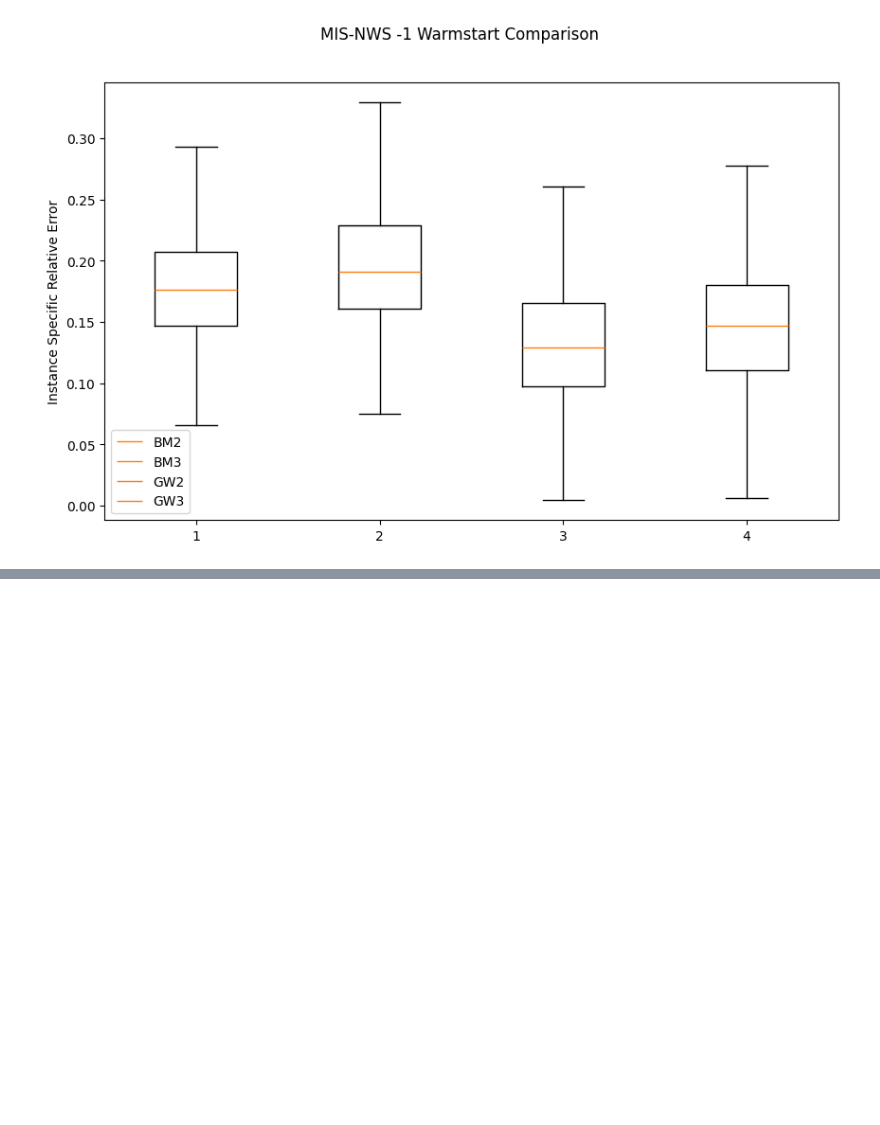
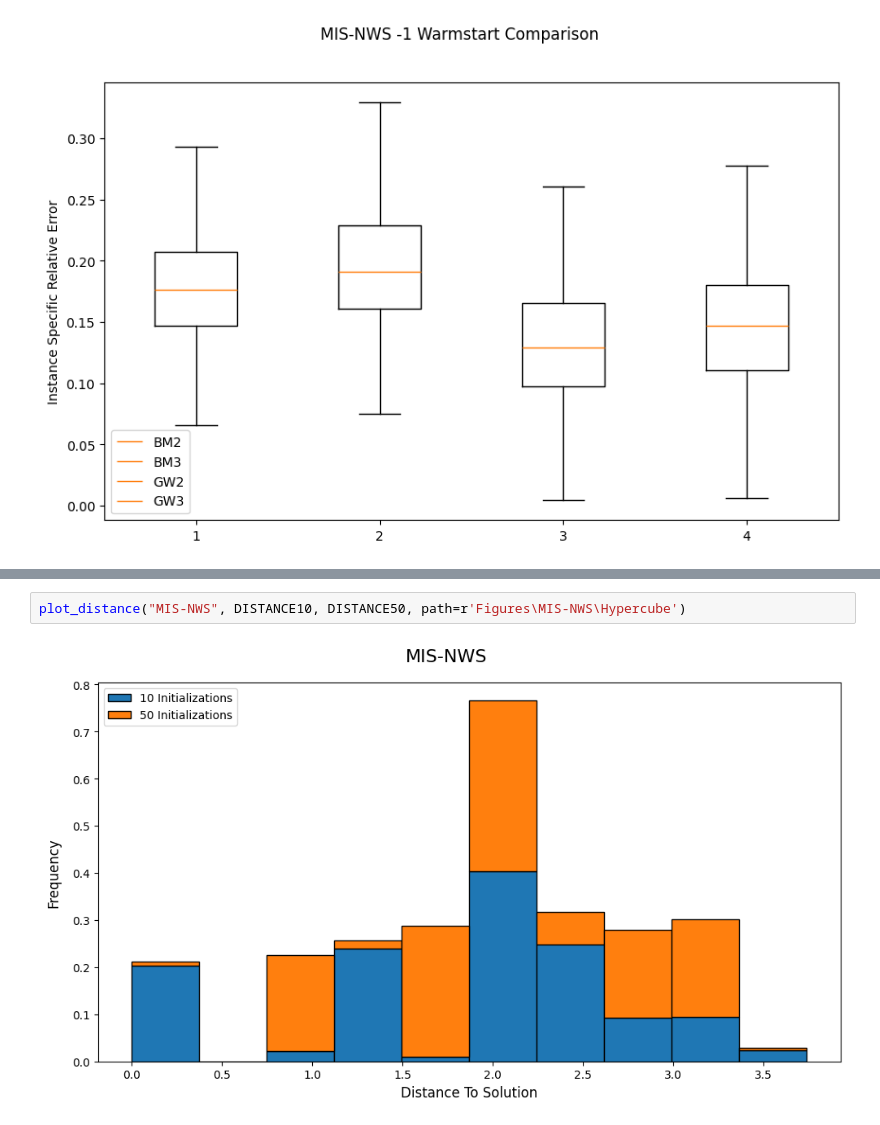
Before and after one commit to BBhattacharyya1729/QUBO_To_MaxCut, a Jupyter notebook: MISNWSPlots.ipynb, the cells around one changed output, grey strips where cells are left out. Saved outputs shown, nothing was run; the diff lists cells and outputs as text; blank space fills up the shorter version.

```diff
--- a/MISNWSPlots.ipynb
+++ b/MISNWSPlots.ipynb
@@ -44,0 +55,4 @@ get_depth_combined('MIS-NWS', idx_dict, PSC_DATA, DATA, M_list, A_list, path=r'F
+# %%
+plot_distance("MIS-NWS", DISTANCE10, DISTANCE50, path=r'Figures\MIS-NWS\Hypercube')
+# %% [output]
+[figure, added]
```
Also changed, not shown: parts of 3 cells of this notebook, 27 other files.
